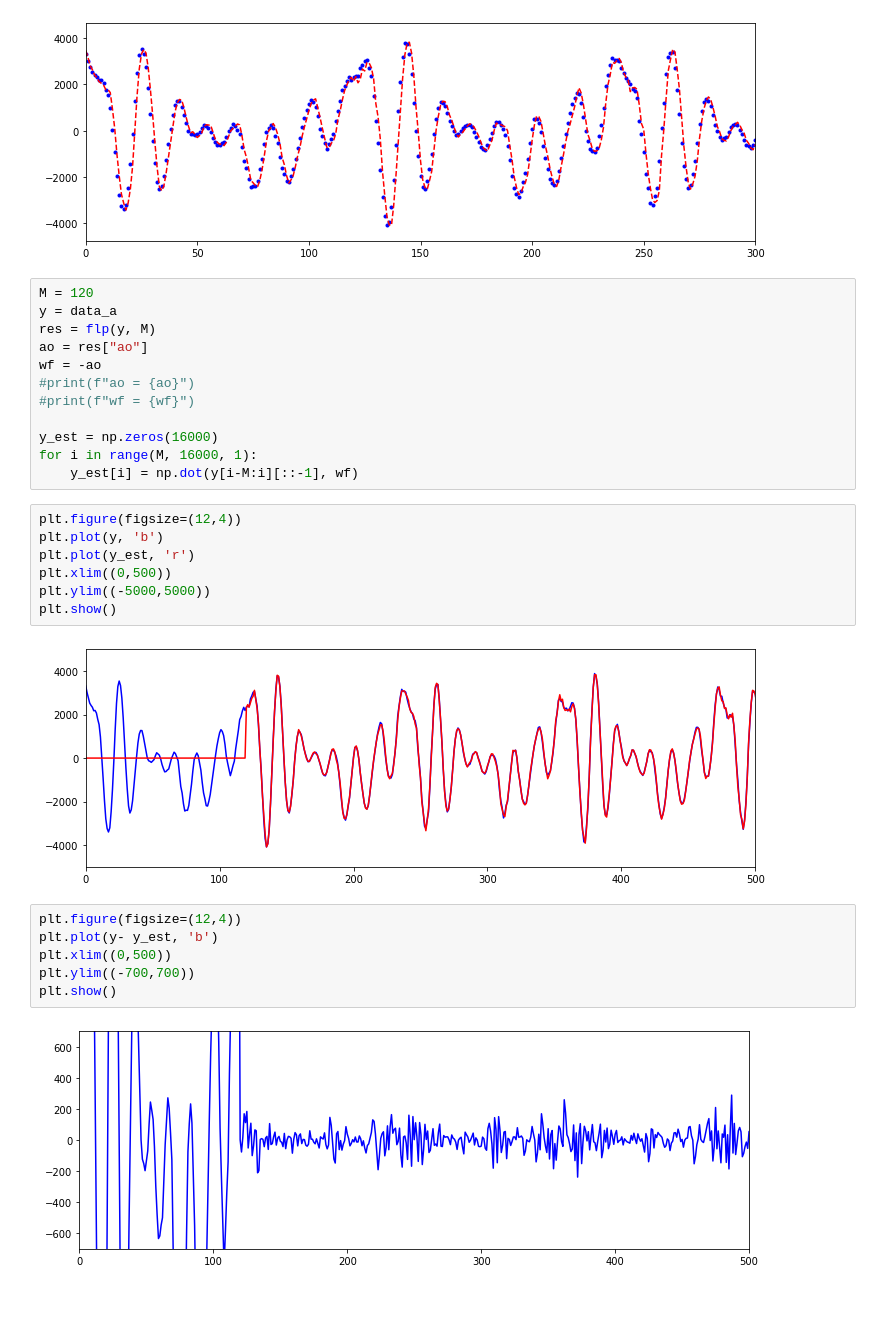
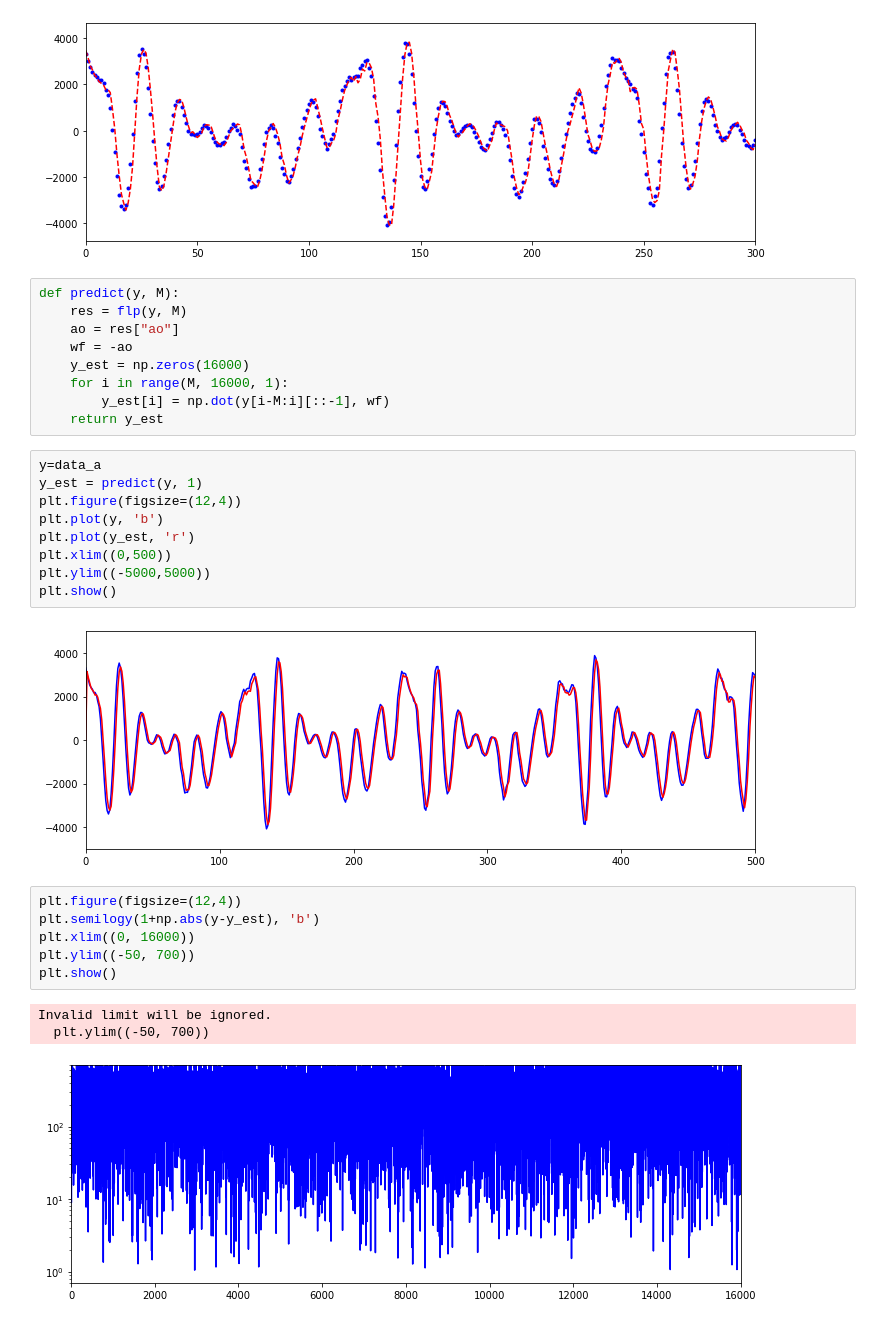
Before and after one commit to pabgonzalez/TP3_PASA_PrediccionLineal, a Jupyter notebook: TP3.ipynb, the cells around one changed output. Cells and saved outputs as stored; diff of their text form.

```diff
--- a/TP3.ipynb
+++ b/TP3.ipynb
@@ -156,18 +156,17 @@ plt.show()
 # %% [output]
 [figure]
 # %%
-M = 120
-y = data_a
-res = flp(y, M)
-ao = res["ao"]
-wf = -ao
-#print(f"ao = {ao}")
-#print(f"wf = {wf}")
-
-y_est = np.zeros(16000)
-for i in range(M, 16000, 1):
-    y_est[i] = np.dot(y[i-M:i][::-1], wf)
+def predict(y, M):
+    res = flp(y, M)
+    ao = res["ao"]
+    wf = -ao
+    y_est = np.zeros(16000)
+    for i in range(M, 16000, 1):
+        y_est[i] = np.dot(y[i-M:i][::-1], wf)
+    return y_est
 # %%
+y=data_a
+y_est = predict(y, 1)
 plt.figure(figsize=(12,4))
 plt.plot(y, 'b')
 plt.plot(y_est, 'r')
@@ -175,12 +174,14 @@ plt.xlim((0,500))
 plt.ylim((-5000,5000))
 plt.show()
 # %% [output]
-[figure, old version]
+[figure, new version]
 # %%
 plt.figure(figsize=(12,4))
-plt.plot(y- y_est, 'b')
-plt.xlim((0,500))
-plt.ylim((-700,700))
+plt.semilogy(1+np.abs(y-y_est), 'b')
+plt.xlim((0, 16000))
+plt.ylim((-50, 700))
 plt.show()
 # %% [output]
+Invalid limit will be ignored.
+  plt.ylim((-50, 700))
-[figure, old version]
+[figure, new version]
```
Also changed, not shown: parts of 2 cells of this notebook.
